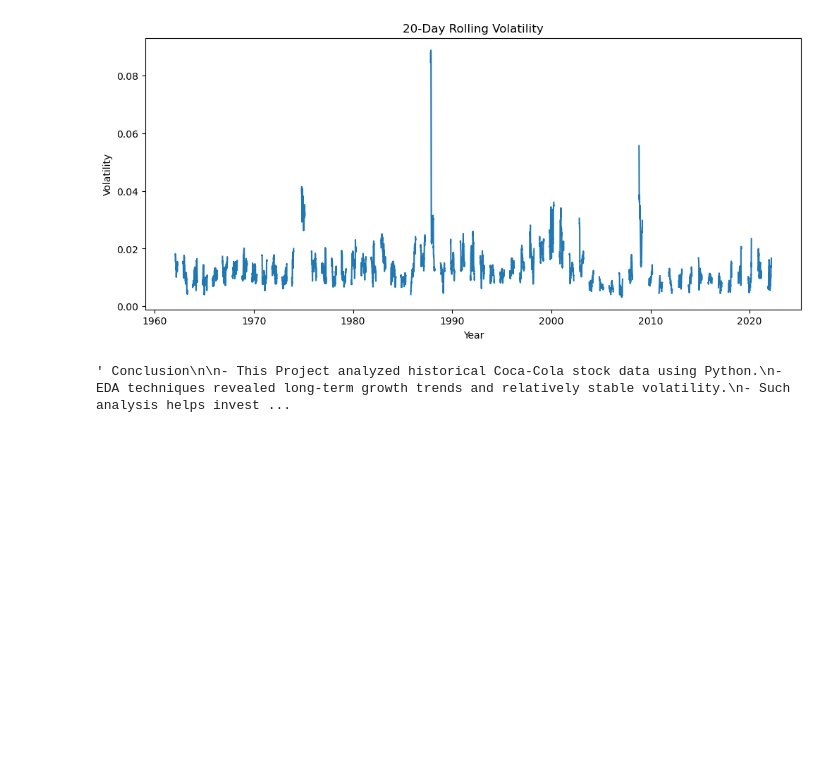
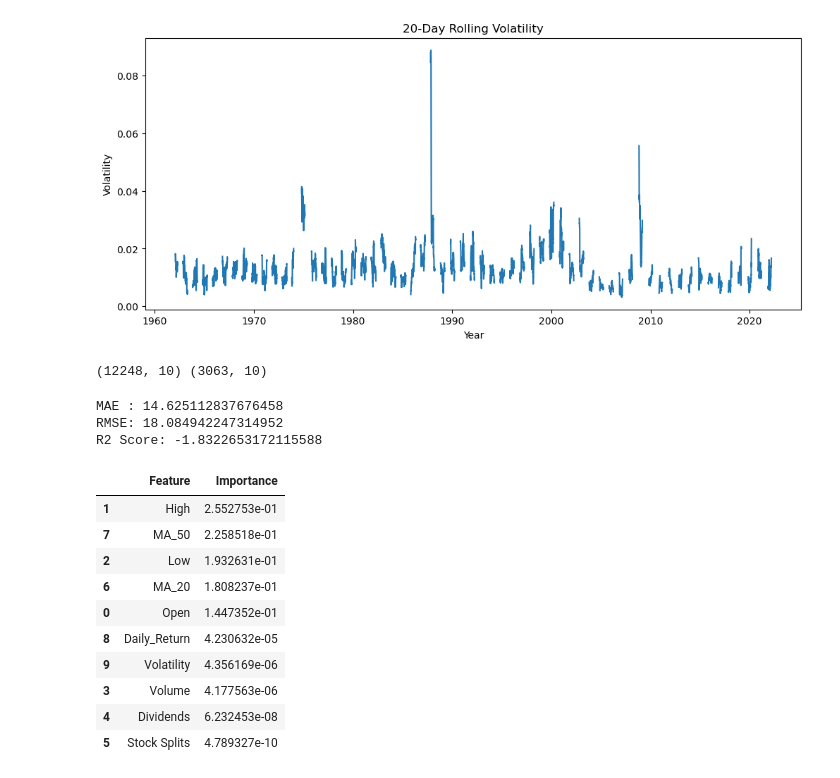
Before and after one commit to dine2004/Coca-Cola-Stock-Analysis, a Jupyter notebook: notebooks/coca_cola_analysis.ipynb, the cells around one changed output. Cells and saved outputs as stored; diff of their text form; code cells hidden in the pictures; blank space fills up the shorter version.

```diff
--- a/notebooks/coca_cola_analysis.ipynb
+++ b/notebooks/coca_cola_analysis.ipynb
@@ -132,8 +125,66 @@ plt.show()
-# %%
-""" Conclusion
-
-- This Project analyzed historical Coca-Cola stock data using Python.
-- EDA techniques revealed long-term growth trends and relatively stable volatility.
-- Such analysis helps investors understand price behavior and risk."""
-# %% [output]
-' Conclusion\n\n- This Project analyzed historical Coca-Cola stock data using Python.\n- EDA techniques revealed long-term growth trends and relatively stable volatility.\n- Such analysis helps invest ...
+# %%
+from sklearn.model_selection import train_test_split
+data = history_df
+features = [
+    'Open', 'High', 'Low', 'Volume',
+    'Dividends', 'Stock Splits',
+    'MA_20', 'MA_50',
+    'Daily_Return', 'Volatility'
+]
+
+target = 'Close'
+
+X = data[features]
+y = data[target]
+
+X_train, X_test, y_train, y_test = train_test_split(
+    X, y,
+    test_size=0.2,
+    shuffle=False
+)
+
+print(X_train.shape, X_test.shape)
+# %% [output]
+(12248, 10) (3063, 10)
+# %%
+from sklearn.metrics import mean_absolute_error, mean_squared_error, r2_score
+import numpy as np
+
+mae = mean_absolute_error(y_test, y_pred)
+mse = mean_squared_error(y_test, y_pred)
+rmse = np.sqrt(mse)
+r2 = r2_score(y_test, y_pred)
+
+print("MAE :", mae)
+print("RMSE:", rmse)
+print("R2 Score:", r2)
+# %% [output]
+MAE : 14.625112837676458
+RMSE: 18.084942247314952
+R2 Score: -1.8322653172115588
+# %%
+import pandas as pd
+
+feature_importance = pd.DataFrame({
+    'Feature': X_train.columns,
+    'Importance': rf_model.feature_importances_
+})
+
+feature_importance = feature_importance.sort_values(
+    by='Importance',
+    ascending=False
+)
+
+feature_importance
+# %% [output]
+|  | Feature | Importance |
+| 1 | High | 2.552753e-01 |
+| 7 | MA_50 | 2.258518e-01 |
+| 2 | Low | 1.932631e-01 |
+| 6 | MA_20 | 1.808237e-01 |
+| 0 | Open | 1.447352e-01 |
+| 8 | Daily_Return | 4.230632e-05 |
+| 9 | Volatility | 4.356169e-06 |
+| 3 | Volume | 4.177563e-06 |
+| 4 | Dividends | 6.232453e-08 |
+| 5 | Stock Splits | 4.789327e-10 |
```
Also changed, not shown: parts of 4 cells of this notebook.
